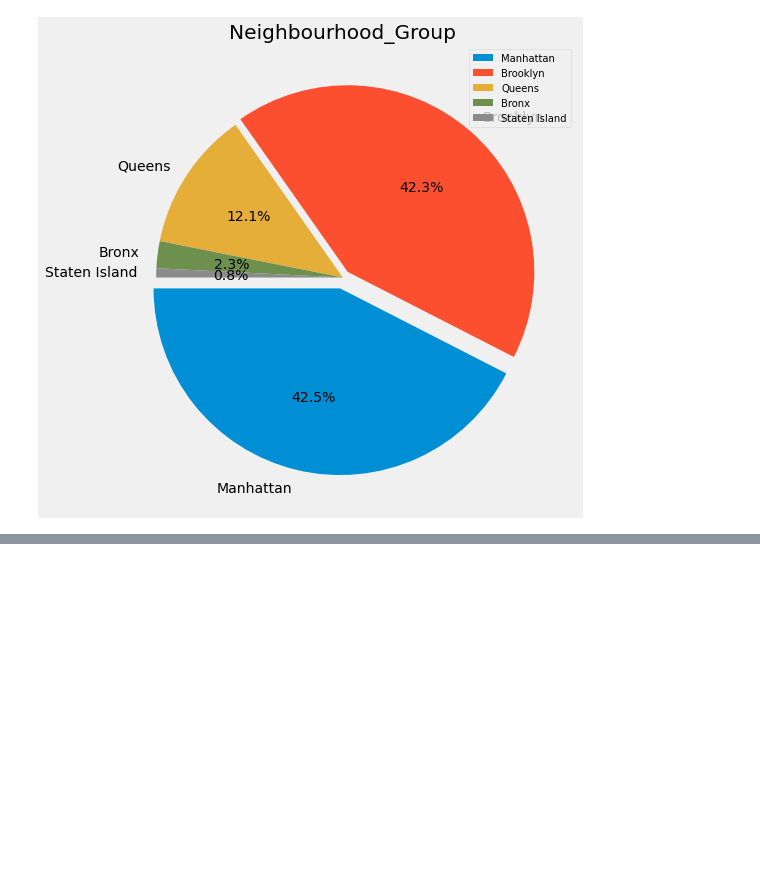
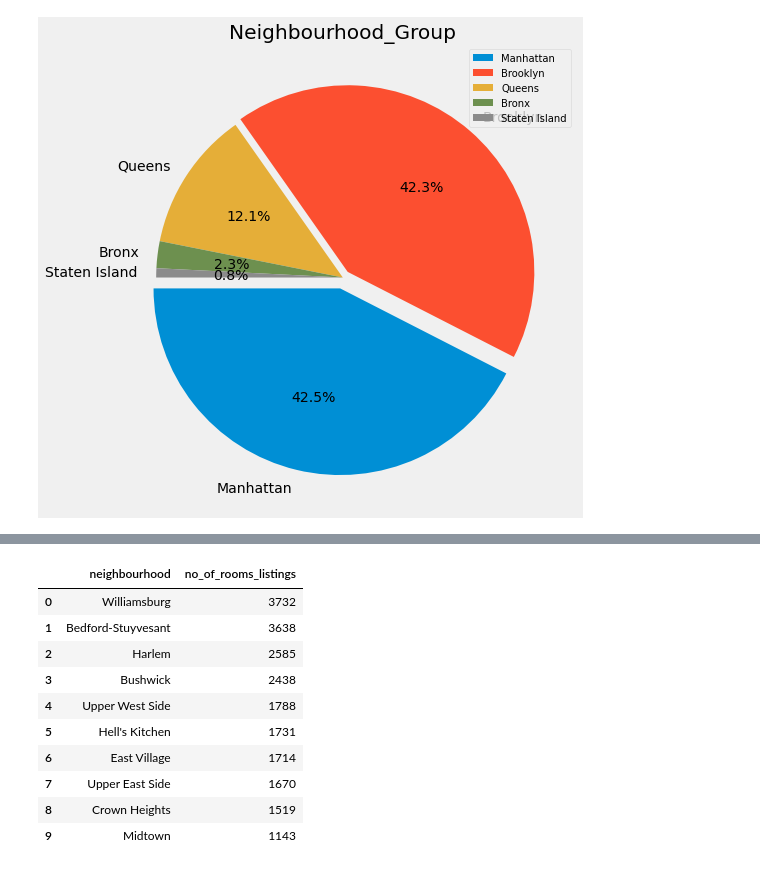
Before and after one commit to ArunPrasath1205/Analysis-using-Python, a Jupyter notebook: Airbnb_Bookings_Analysis_.ipynb, the cells around one changed output, grey strips where cells are left out. Cells and saved outputs as stored; diff of their text form; code cells hidden in the pictures; blank space fills up the shorter version.

```diff
--- a/Airbnb_Bookings_Analysis_.ipynb
+++ b/Airbnb_Bookings_Analysis_.ipynb
@@ -389,0 +412,14 @@ plt.show()
+# %%
+top_neighbour
+# %% [output]
+|  | neighbourhood | no_of_rooms_listings |
+| 0 | Williamsburg | 3732 |
+| 1 | Bedford-Stuyvesant | 3638 |
+| 2 | Harlem | 2585 |
+| 3 | Bushwick | 2438 |
+| 4 | Upper West Side | 1788 |
+| 5 | Hell's Kitchen | 1731 |
+| 6 | East Village | 1714 |
+| 7 | Upper East Side | 1670 |
+| 8 | Crown Heights | 1519 |
+| 9 | Midtown | 1143 |
```
Also changed, not shown: parts of 4 cells of this notebook.
